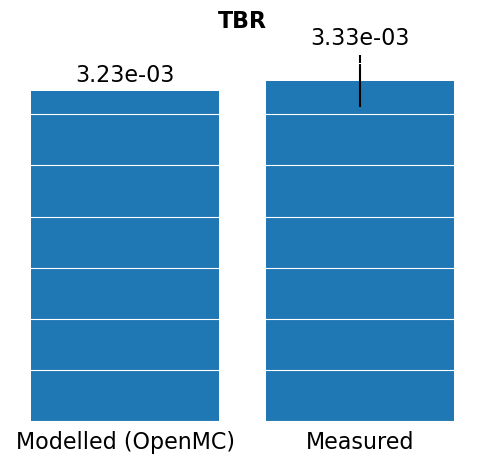
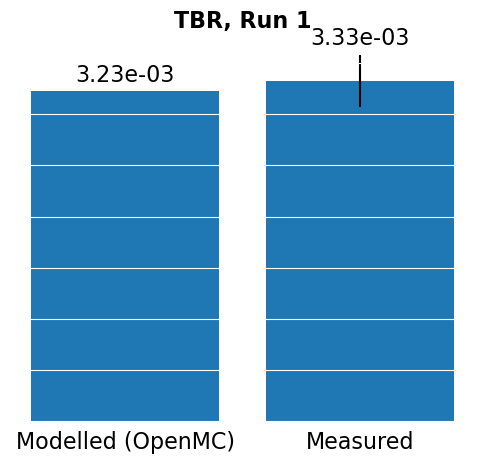
Code edit (unified diff) that turned the first committed figure into the second:
--- before
+++ after
@@ -4,9 +4,11 @@
 )
 print(f"Quantity of T consumed: {quantity_to_activity(T_consumed).to(ureg.Bq):.2e~P}")
-print(f"Quantity of T produced IV: {T_produced_IV:.2e~P}")
+print(f"Quantity of T produced: {T_produced_IV +T_produced_OV:.2e~P}")
 print(
     f"Quantity of T produced: {activity_to_quantity(T_produced_IV).to(ureg.particle):.2e~P}"
 )
+print(f"IV/OV T ratio: {T_produced_IV / T_produced_OV:.2e~P}")
 print(f"Measured TBR: {measured_TBR:.2e}")
+print(f"Measured TBR error: {measured_TBR_error:.2e}")
 plt.figure(figsize=(6, 5))
 bars = plt.bar(
@@ -18,5 +20,5 @@
 
 plt.bar_label(bars, fontsize=16, fmt="%.2e", padding=3)
-plt.title("TBR", weight="bold", fontsize=16)
+plt.title("TBR, Run 1", weight="bold", fontsize=16)
 plt.ylabel("")
 plt.gca().spines["left"].set_visible(False)

Commit: Running tritium data